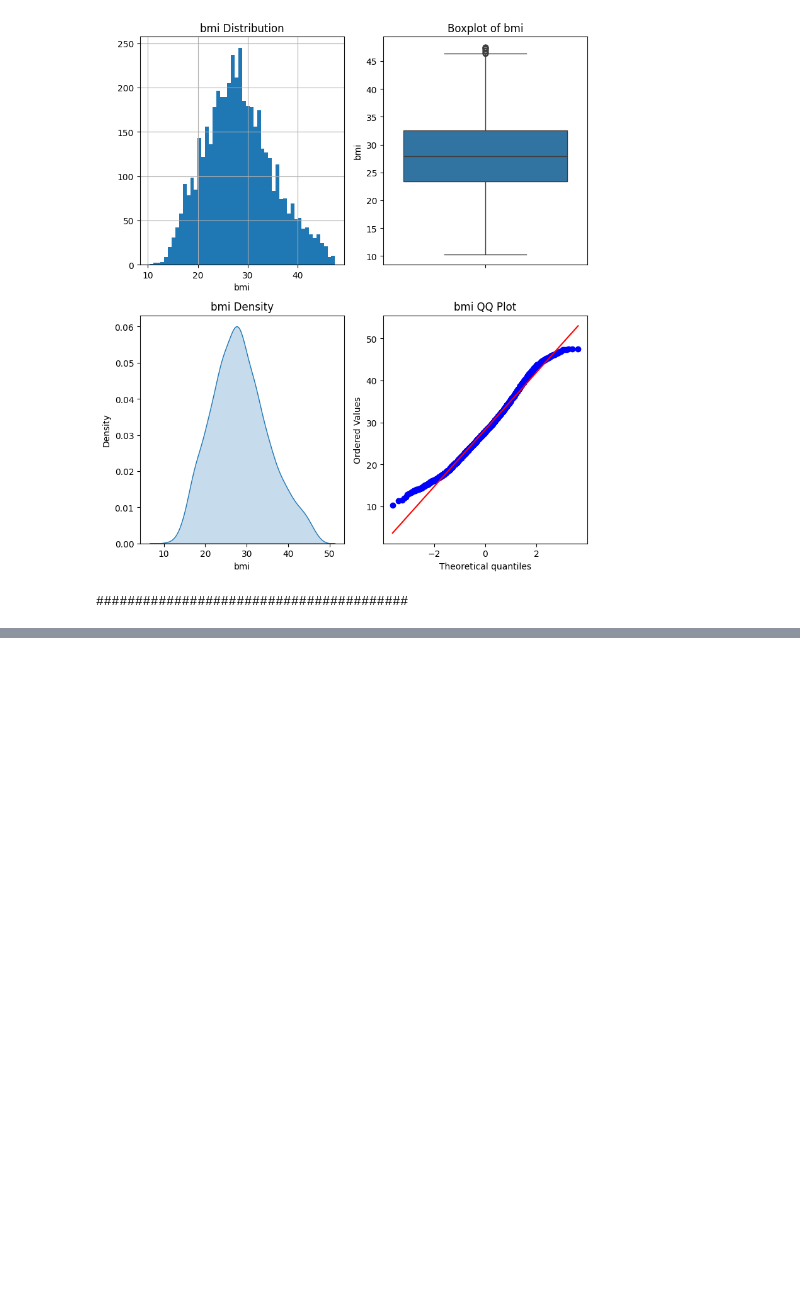
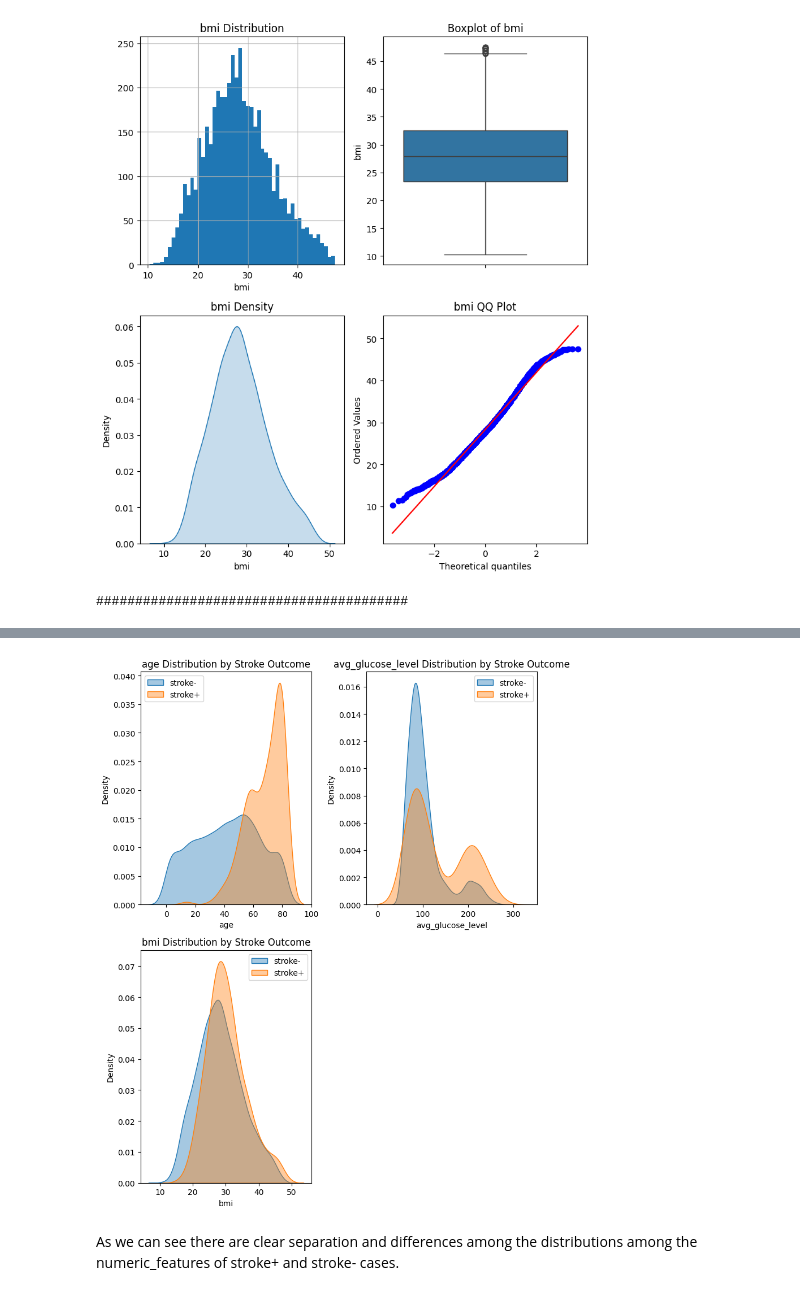
Before and after one commit to mtfattahpour/stroke-prediction, a Jupyter notebook: notebooks/data_exploration.ipynb, the cells around one changed output, grey strips where cells are left out. Saved outputs shown, nothing was run; the diff lists cells and outputs as text; code cells hidden in the pictures; blank space fills up the shorter version.

```diff
--- a/notebooks/data_exploration.ipynb
+++ b/notebooks/data_exploration.ipynb
@@ -467,0 +447,7 @@ data_clean.sample(10)
+# %%
+def target_summary_with_num(dataframe, target, numerical_col):
+    summary = dataframe.groupby(target).agg({numerical_col: "mean"})
+    print(summary, end="\n\n")
+
+for col in numeric_features:
+    target_summary_with_num(data_clean, "stroke", col)
@@ -467,0 +526,16 @@ data_clean.sample(10)
+# %%
+fig = plt.figure(figsize=(8, 10))
+for i, feat in enumerate(numeric_features, 1):
+    plt.subplot(2, 2, i)
+    sns.kdeplot(data_clean[data_clean['stroke'] == 0][feat], label='stroke-', fill=True, alpha=0.4)
+    sns.kdeplot(data_clean[data_clean['stroke'] == 1][feat], label='stroke+', fill=True, alpha=0.4)
+    plt.title(f'{feat} Distribution by Stroke Outcome')
+    plt.xlabel(feat)
+    plt.ylabel('Density')
+    plt.legend()
+    plt.tight_layout()
+plt.show()
+# %% [output]
+[figure, added]
+# %% [markdown]
+As we can see there are clear separation and differences among the distributions among the numeric_features of stroke+ and stroke- cases.
```
Also changed, not shown: parts of 12 cells of this notebook.
